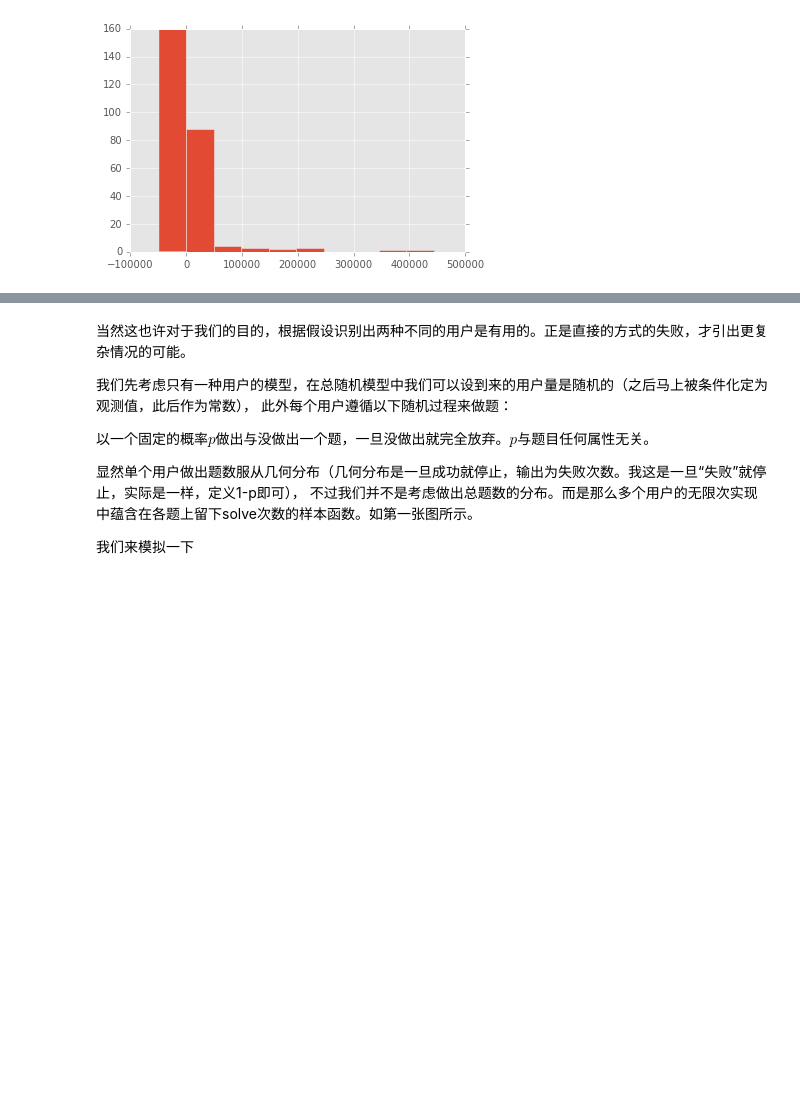
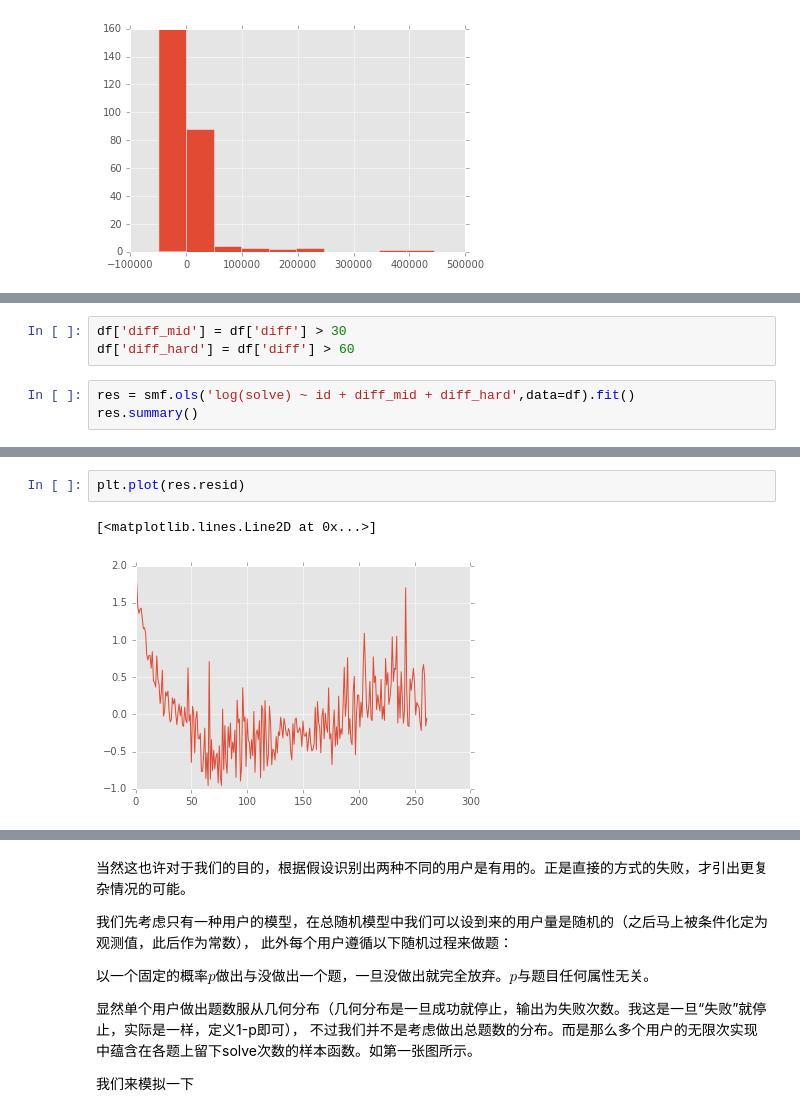
Before and after one commit to yiyuezhuo/euler, a Jupyter notebook: report.ipynb, the cells around one changed output, grey strips where cells are left out. Drawn from its saved outputs; the diff is of its cells as text; blank space fills up the shorter version.

```diff
--- a/report.ipynb
+++ b/report.ipynb
@@ -95,0 +152,6 @@ plt.hist(res.resid)
+# %%
+df['diff_mid'] = df['diff'] > 30
+df['diff_hard'] = df['diff'] > 60
+# %%
+res = smf.ols('log(solve) ~ id + diff_mid + diff_hard',data=df).fit()
+res.summary()
@@ -95,0 +178,5 @@ plt.hist(res.resid)
+# %%
+plt.plot(res.resid)
+# %% [output]
+[<matplotlib.lines.Line2D at 0x...>]
+[figure, added]
```
Also changed, not shown: parts of 27 cells of this notebook, 3 other files.
